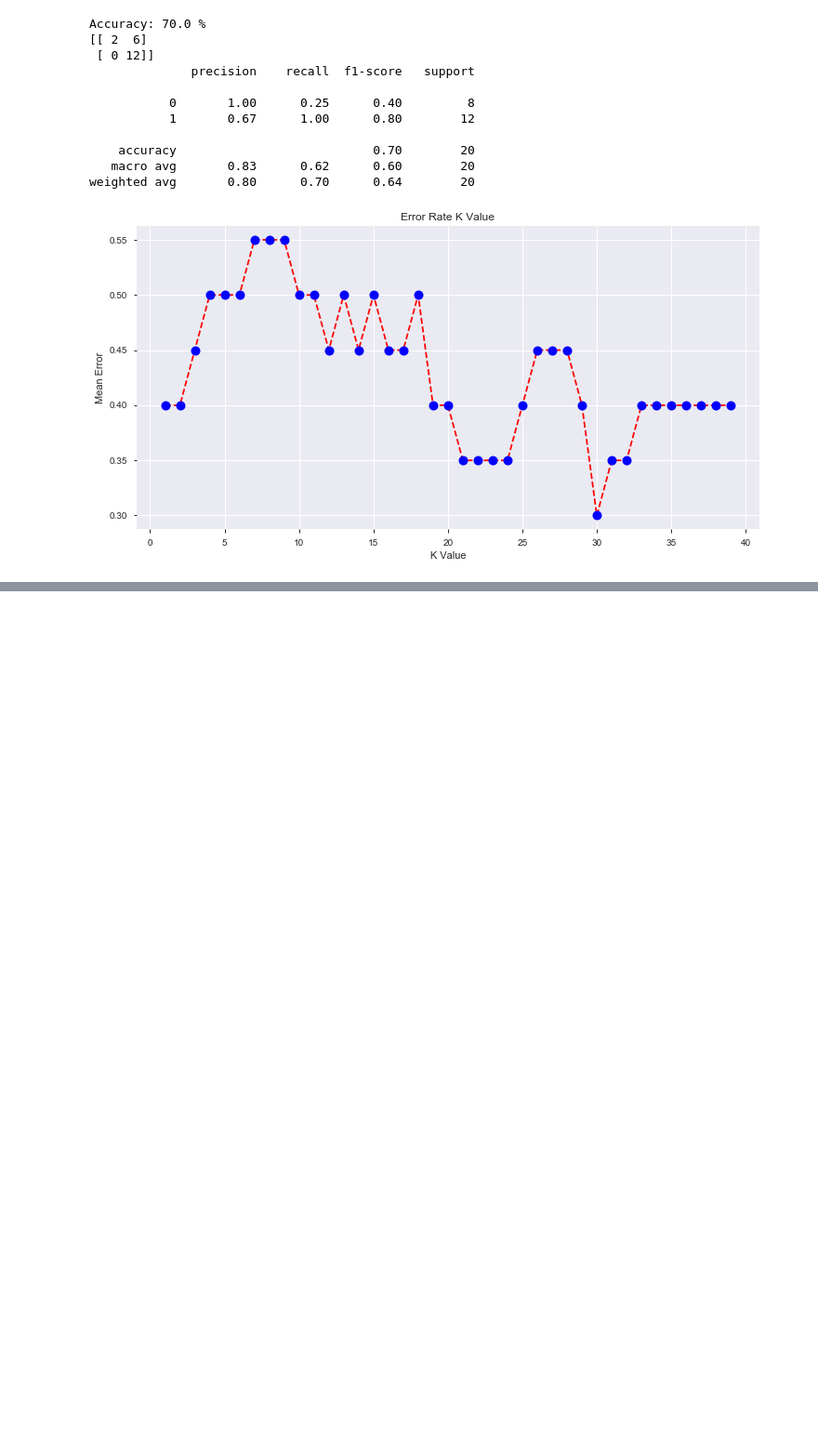
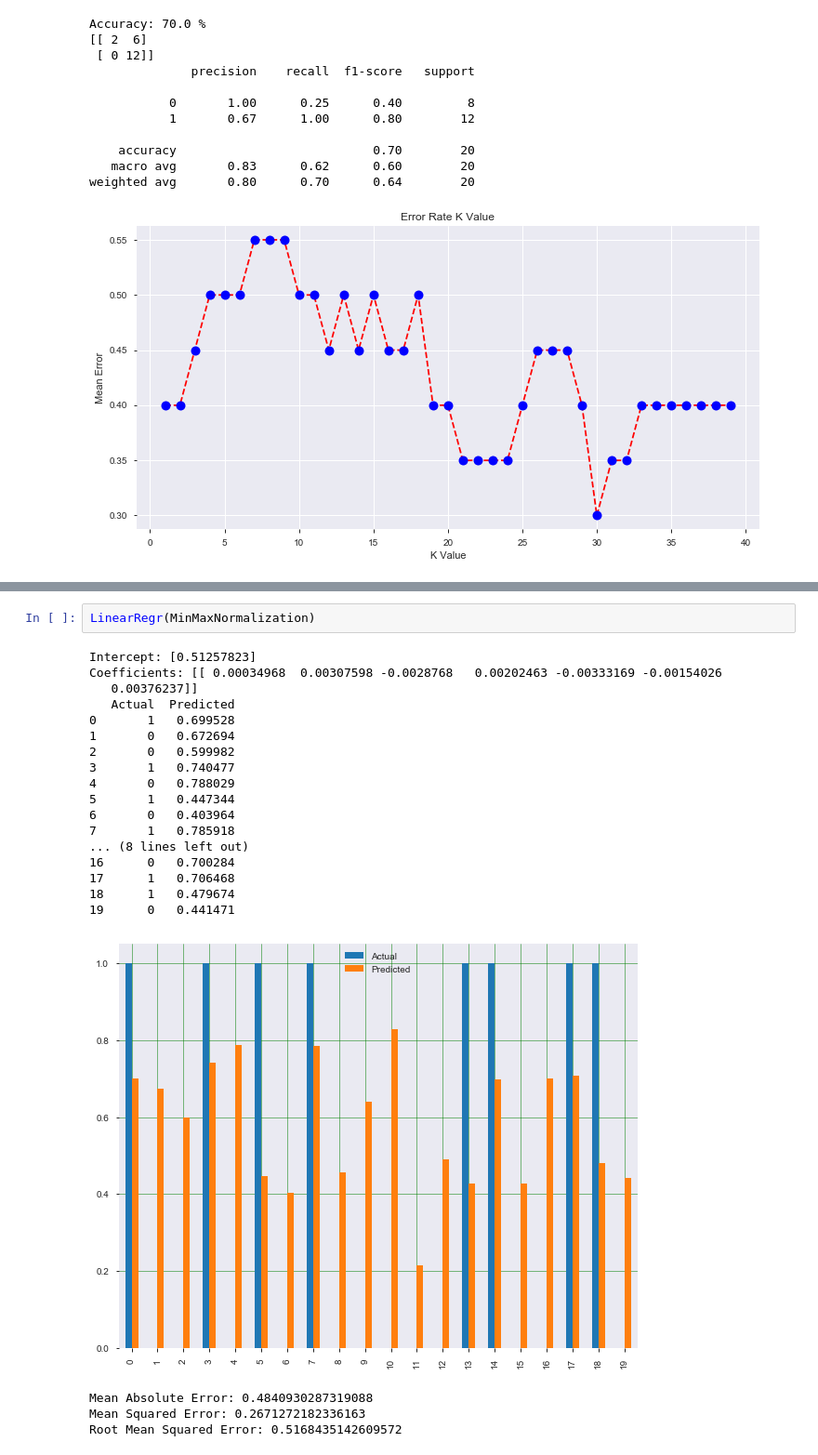
Before and after one commit to Bdarmits/Project2, a Jupyter notebook: Additional Tasks.ipynb, the cells around one changed output, grey strips where cells are left out. Shown at 93% size. Drawn from its saved outputs; the diff is of its cells as text; blank space fills up the shorter version.

```diff
--- a/Additional Tasks.ipynb
+++ b/Additional Tasks.ipynb
@@ -1051,0 +1102,24 @@ weighted avg       0.80      0.70      0.64        20
+# %%
+LinearRegr(MinMaxNormalization)
+# %% [output]
+Intercept: [0.51257823]
+Coefficients: [[ 0.00034968  0.00307598 -0.0028768   0.00202463 -0.00333169 -0.00154026
+   0.00376237]]
+   Actual  Predicted
+0       1   0.699528
+1       0   0.672694
+2       0   0.599982
+3       1   0.740477
+4       0   0.788029
+5       1   0.447344
+6       0   0.403964
+7       1   0.785918
+... (8 lines left out)
+16      0   0.700284
+17      1   0.706468
+18      1   0.479674
+19      0   0.441471
+[figure, added]
+Mean Absolute Error: 0.4840930287319088
+Mean Squared Error: 0.2671272182336163
+Root Mean Squared Error: 0.5168435142609572
```
Also changed, not shown: parts of 11 cells of this notebook.
